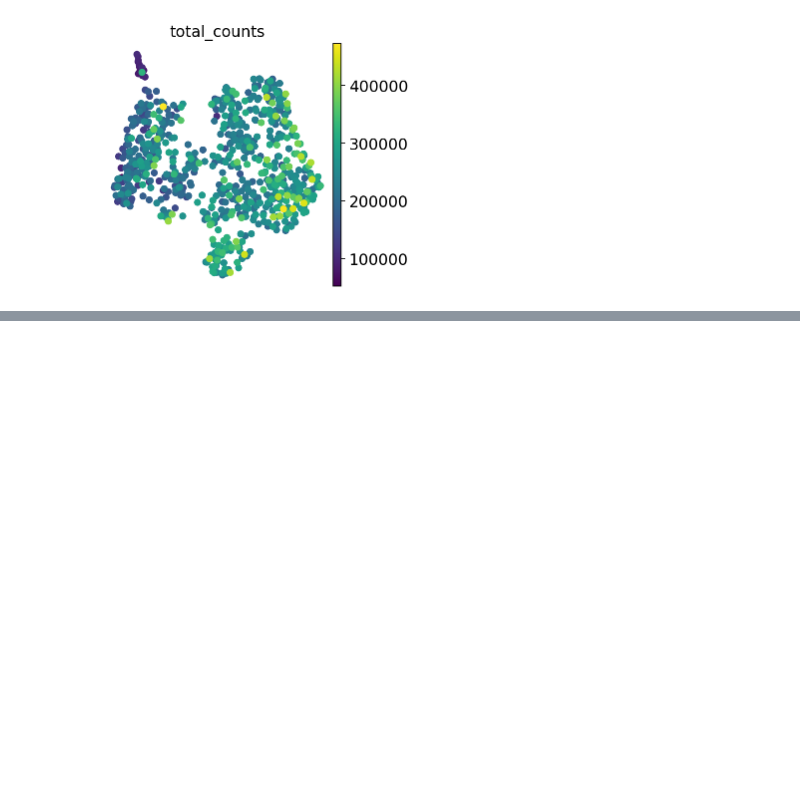
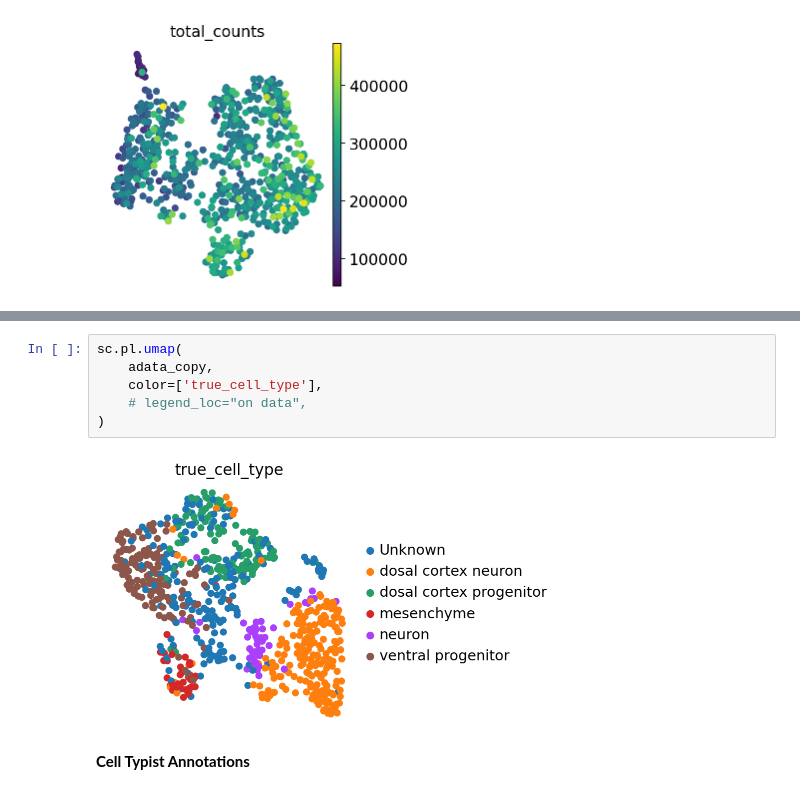
Before and after one commit to alexjimenez99/sc-RNAseq-embryos, a Jupyter notebook: scRNA_Human_Cerebral_Organoids_and_Fetal_Cortex.ipynb, the cells around one changed output, grey strips where cells are left out. Cells and saved outputs as stored; diff of their text form; blank space fills up the shorter version.

```diff
--- a/scRNA_Human_Cerebral_Organoids_and_Fetal_Cortex.ipynb
+++ b/scRNA_Human_Cerebral_Organoids_and_Fetal_Cortex.ipynb
@@ -1088,0 +982,10 @@ sc.pl.umap(adata_copy, color="total_counts")
+# %%
+sc.pl.umap(
+    adata_copy,
+    color=['true_cell_type'],
+    # legend_loc="on data",
+)
+# %% [output]
+[figure, added]
+# %% [markdown]
+**Cell Typist Annotations**
```
Also changed, not shown: parts of 20 cells of this notebook.
